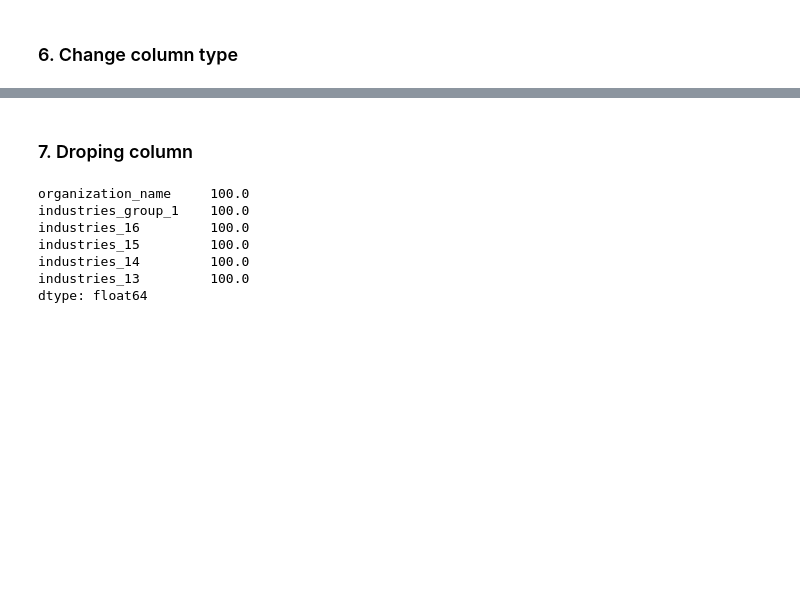
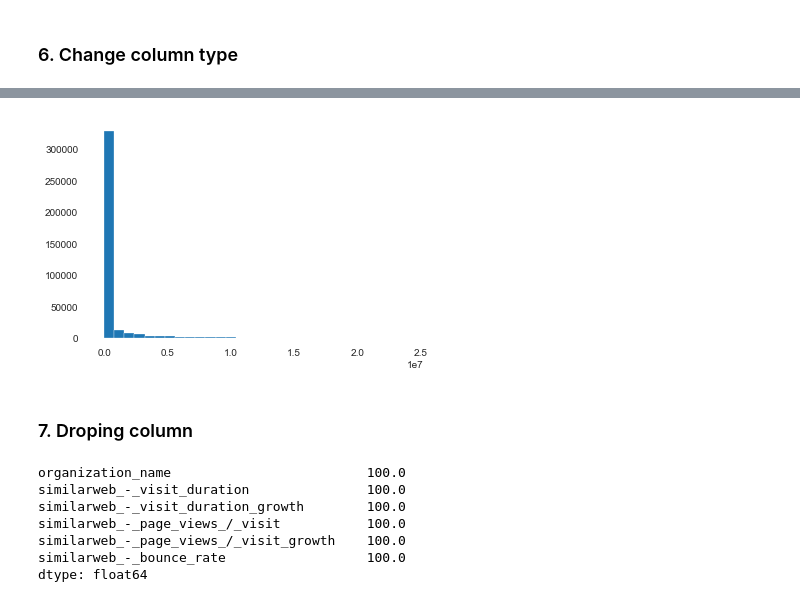
Before and after one commit to aslucki/recommender, a Jupyter notebook: notebooks/0_clean_data.ipynb, the cells around one changed output, grey strips where cells are left out. Drawn from its saved outputs; the diff is of its cells as text; code cells hidden in the pictures; blank space fills up the shorter version.

```diff
--- a/notebooks/0_clean_data.ipynb
+++ b/notebooks/0_clean_data.ipynb
@@ -390,18 +398,32 @@ for v in vcs:
+# %%
+colimn = 'last_funding_amount_currency_(in_usd)'
+max_treshold = clean_df[column].quantile(0.95)
+
+clean_df = clean_df[(clean_df[column]<max_treshold)]
+plt.hist(clean_df.loc[:, column], bins=30)
+plt.show()
+# %% [output]
+[figure, added]
 # %% [markdown]
 ### 7. Droping column
 # %%
 #Dropna columns
 clean_df = clean_df.drop(columns = ['industries','top_5_investors','headquarters_location','industry_groups','linkedin',
                                    'website','twitter','facebook','description','organization_name_url','founders',
-                                    'full_description'])
-
+                                    'full_description','industries_6','industries_6','industries_7','industries_8'
+                                    ,'industries_9','industries_10','industries_11','industries_12','industries_13'
+                                    ,'industries_14','industries_15','industries_16','industries_group_1',
+                                    'industries_group_2','industries_group_3', 'industries_group_4','industries_group_5',
+                                    'industries_group_6','industries_group_7','industries_group_8','industries_group_9',
+                                    'industries_group_10','industries_group_11','industries_group_12','industries_group_13',
+                                    'industries_group_14','industries_group_15','industries_group_16'])
 #Check missing value
 ((clean_df.notnull().sum().sort_values().head(6))/len(clean_df))*100#
 # %% [output]
-organization_name     100.0
-industries_group_1    100.0
-industries_16         100.0
-industries_15         100.0
-industries_14         100.0
-industries_13         100.0
+organization_name                         100.0
+similarweb_-_visit_duration               100.0
+similarweb_-_visit_duration_growth        100.0
+similarweb_-_page_views_/_visit           100.0
+similarweb_-_page_views_/_visit_growth    100.0
+similarweb_-_bounce_rate                  100.0
 dtype: float64
```
Also changed, not shown: parts of 10 cells of this notebook.
